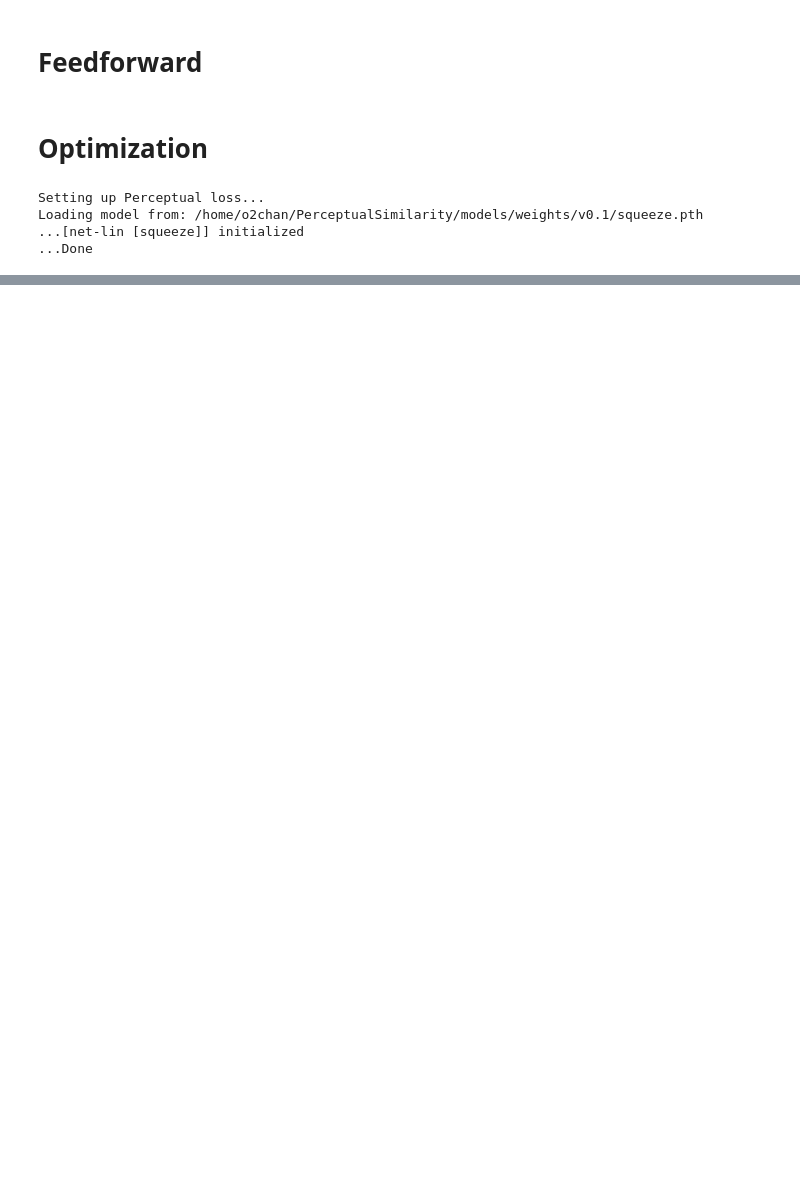
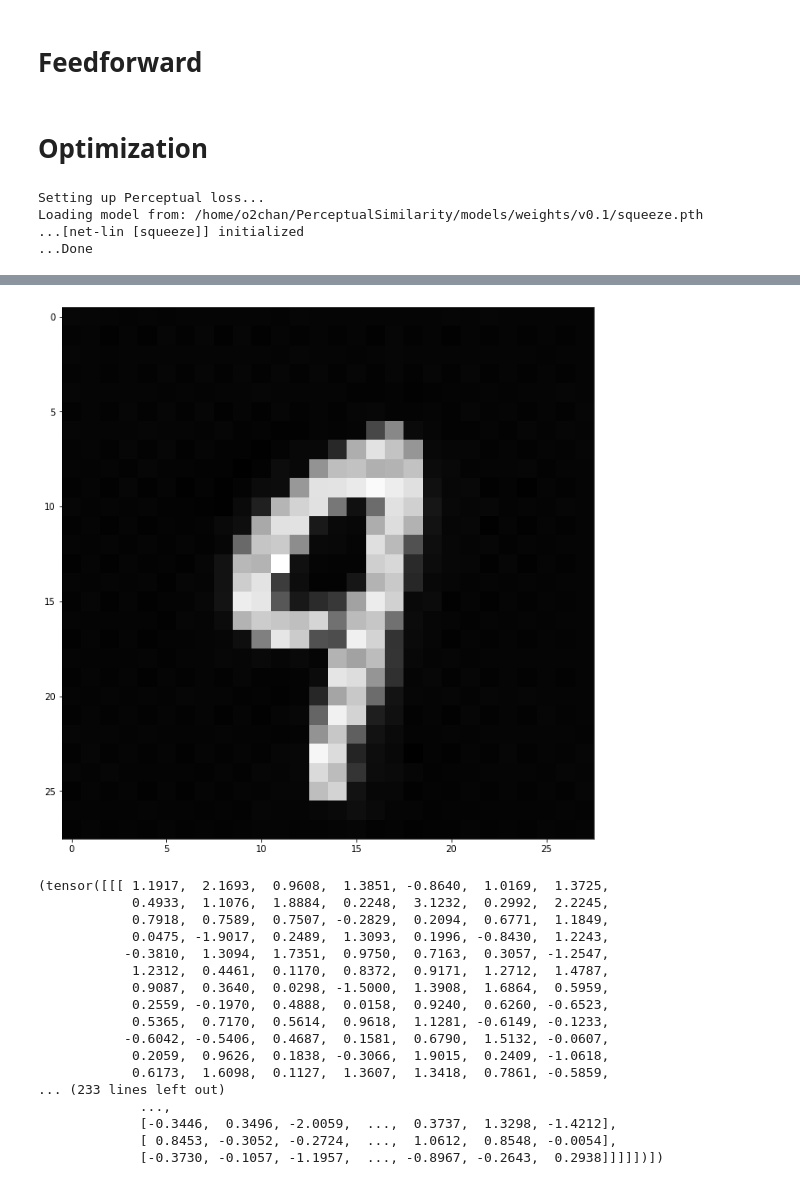
Before and after one commit to simplerick/stylegan2_pytorch, a Jupyter notebook: stylegan2.ipynb, the cells around one changed output, grey strips where cells are left out. Cells and saved outputs as stored; diff of their text form; code cells hidden in the pictures; blank space fills up the shorter version.

```diff
--- a/stylegan2.ipynb
+++ b/stylegan2.ipynb
@@ -429,14 +438,15 @@ class Projector():
         for n, v in locals().items():
             if n != 'self':
                 setattr(self, n, v)
+        self.G.eval()
 
 
     def compute_init_approx(self):
-        dlatents = self.G.sample(self.dlatent_avg_samples).detach()
-        self.dlatents_avg = torch.mean(dlatents, dim = 0, keep_dim=True)
+        dlatents = self.G.sample_dlatents(self.dlatent_avg_samples).detach()
+        self.dlatents_avg = torch.mean(dlatents, dim = 0, keepdim=True)
         self.dlatents_std = (torch.sum((dlatents - self.dlatents_avg) ** 2)/self.dlatent_avg_samples) ** 0.5
         min_res = self.G.const.shape[-1]
-        self.noise_maps_shape = [1, len(self.G.layers), 2 , 2, min_res*2**(i+1), min_res*2**(i+1)]
+        self.noise_maps_shapes = [(1, 2 , 1, min_res*2**i, min_res*2**i) for i in range(1,len(self.G.layers)+1)]
 
 
     def lr_schedule(self, step):
@@ -449,8 +459,7 @@ class Projector():
 
     @staticmethod
     def show(image):
-        display.clear_output(wait=True)
-        plt.imshow(img_to_tensor(image).squeeze())
+        plt.imshow(to_img(image).squeeze())
         plt.show()
 
 
@@ -460,27 +469,28 @@ class Projector():
             self.compute_init_approx()
         # initialize optimizable variables
         dlatents = self.dlatents_avg.clone().requires_grad_(True)
-        noise_maps = torch.randn(self.noise_maps_shape).requires_grad_(True)
+        noise_maps = [torch.randn(s, device=dlatents.device).requires_grad_(True) for s in self.noise_maps_shapes]
         # create opt and lr scheduler
-        optimizer = torch.optim.Adam([dlatents, *noises], lr=self.max_lr)
+        optimizer = torch.optim.Adam([dlatents, *noise_maps], lr=self.max_lr)
         scheduler = torch.optim.lr_scheduler.LambdaLR(optimizer, self.lr_schedule)
         # iterations
-        for step in range(self.num_steps):
+        for step in tqdm(range(self.num_steps)):
             # generate noise for dlatents
-            noise_strength = self.noise_factor*max(1-(step/self.num_steps)/self.noise_ramp_length, 0)
-            dlatents_noise = torch.normal(0, self.dlatents_std*noise_strength)
+            noise_strength = self.dlatents_std*self.noise_factor*max(1-(step/self.num_steps)/self.noise_ramp_length, 0)
+            dlatents_noise = torch.randn_like(dlatents)*noise_strength
             # generate image
             image = self.G.generate(dlatents + dlatents_noise, noise_maps)
-            Projector.show(image)
             # compute loss
-            loss = self.image_loss(image, target_image)
-            if not self.noise_reg_weight is None:
-                loss += self.noise_reg_weight * Noise_reg(noise_maps)
+            loss = torch.mean((image-target_image)**2)
+#             loss = self.image_loss(image, target_image)
+#             if not self.noise_reg_weight is None:
+#                 loss += self.noise_reg_weight * Noise_reg(noise_maps)
             # backward pass, opt and scheduler steps
             optimizer.zero_grad()
             loss.backward()
             optimizer.step()
             scheduler.step()
             # show result
+            display.clear_output(wait=True)
             Projector.show(image)
-        return dlatents.data, noises.data
+        return dlatents.data, [nmap.data for nmap in noise_maps]
@@ -515,0 +527,21 @@ a
+# %%
+proj.run(target_image.data.cpu(), num_steps=200)
+# %% [output]
+[figure, added]
+(tensor([[[ 1.1917,  2.1693,  0.9608,  1.3851, -0.8640,  1.0169,  1.3725,
+            0.4933,  1.1076,  1.8884,  0.2248,  3.1232,  0.2992,  2.2245,
+            0.7918,  0.7589,  0.7507, -0.2829,  0.2094,  0.6771,  1.1849,
+            0.0475, -1.9017,  0.2489,  1.3093,  0.1996, -0.8430,  1.2243,
+           -0.3810,  1.3094,  1.7351,  0.9750,  0.7163,  0.3057, -1.2547,
+            1.2312,  0.4461,  0.1170,  0.8372,  0.9171,  1.2712,  1.4787,
+            0.9087,  0.3640,  0.0298, -1.5000,  1.3908,  1.6864,  0.5959,
+            0.2559, -0.1970,  0.4888,  0.0158,  0.9240,  0.6260, -0.6523,
+            0.5365,  0.7170,  0.5614,  0.9618,  1.1281, -0.6149, -0.1233,
+           -0.6042, -0.5406,  0.4687,  0.1581,  0.6790,  1.5132, -0.0607,
+            0.2059,  0.9626,  0.1838, -0.3066,  1.9015,  0.2409, -1.0618,
+            0.6173,  1.6098,  0.1127,  1.3607,  1.3418,  0.7861, -0.5859,
+... (233 lines left out)
+             ...,
+             [-0.3446,  0.3496, -2.0059,  ...,  0.3737,  1.3298, -1.4212],
+             [ 0.8453, -0.3052, -0.2724,  ...,  1.0612,  0.8548, -0.0054],
+             [-0.3730, -0.1057, -1.1957,  ..., -0.8967, -0.2643,  0.2938]]]]])])
```
Also changed, not shown: parts of 23 cells of this notebook.
